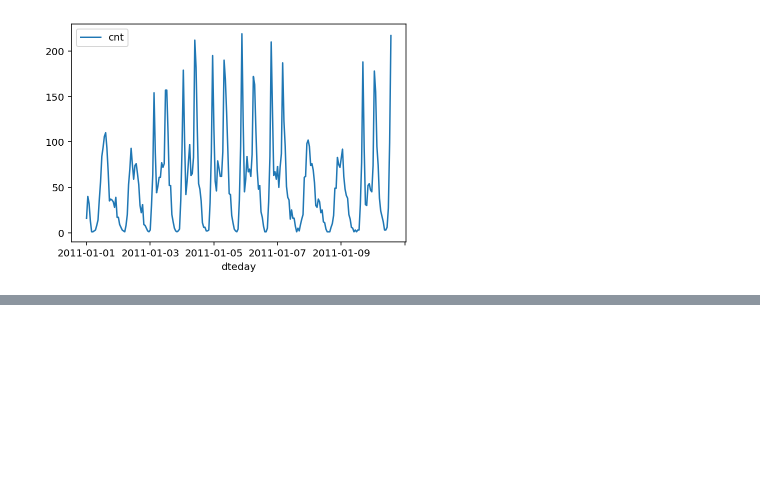
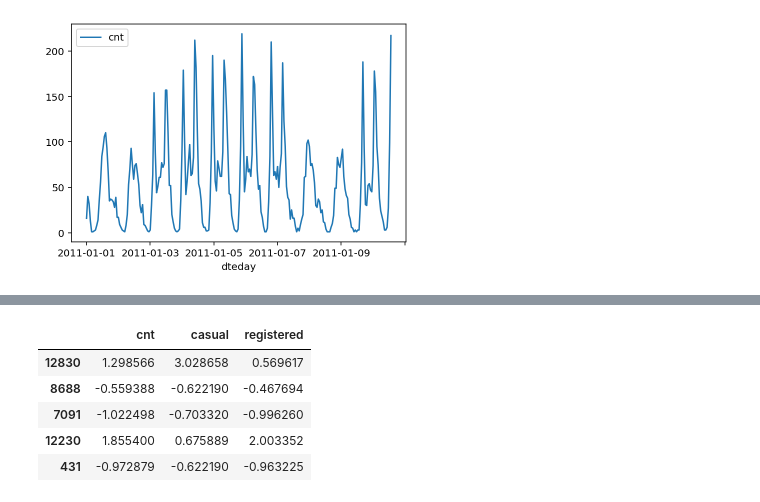
Before and after one commit to mzhoolideh/Deep_Learning_Master, a Jupyter notebook: bikesharing.ipynb, the cells around one changed output, grey strips where cells are left out. Saved outputs shown, nothing was run; the diff lists cells and outputs as text; code cells hidden in the pictures; blank space fills up the shorter version.

Commit message:
training and test sets prepared

```diff
--- a/bikesharing.ipynb
+++ b/bikesharing.ipynb
@@ -27,0 +80,14 @@ rides[:24*10].plot(x='dteday', y='cnt')
+# %%
+target_fields = ['cnt', 'casual', 'registered']
+X = data.drop(target_fields, axis=1)
+y = data[target_fields]
+X_train, X_test, y_train, y_test = train_test_split(X, y, test_size=0.33, random_state=42, shuffle=True)
+# %%
+y_test.head()
+# %% [output]
+|  | cnt | casual | registered |
+| 12830 | 1.298566 | 3.028658 | 0.569617 |
+| 8688 | -0.559388 | -0.622190 | -0.467694 |
+| 7091 | -1.022498 | -0.703320 | -0.996260 |
+| 12230 | 1.855400 | 0.675889 | 2.003352 |
+| 431 | -0.972879 | -0.622190 | -0.963225 |
```
Also changed, not shown: parts of 6 cells of this notebook.
